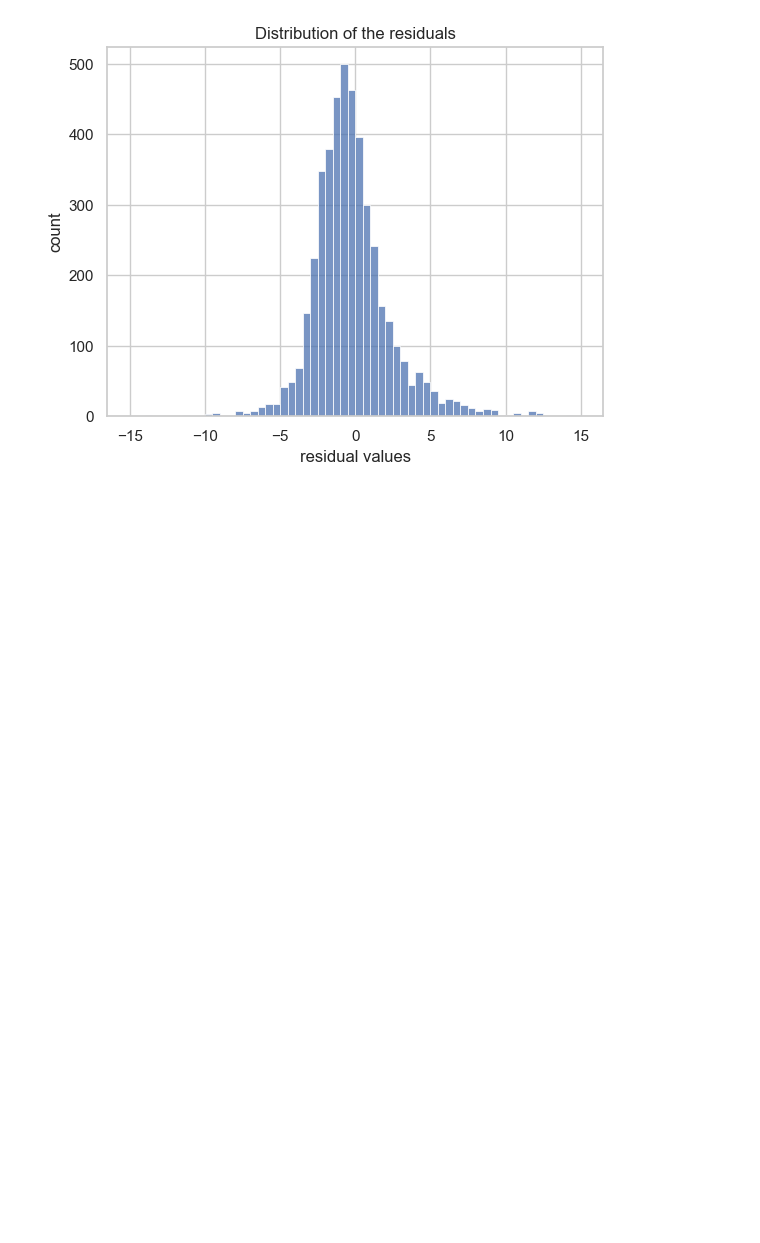
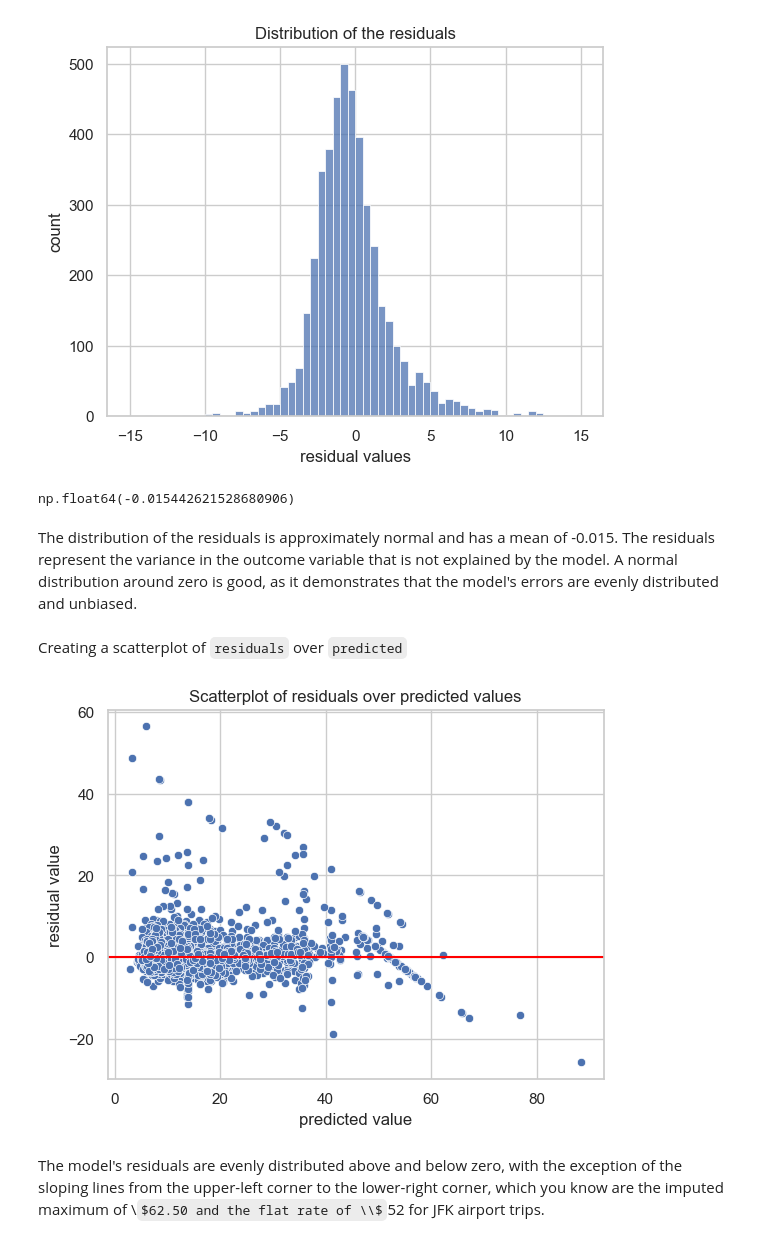
Before and after one commit to PrincelyKitilya/Automatidata-Analysis, a Jupyter notebook: automatidata_analysis.ipynb, the cells around one changed output. Cells and saved outputs as stored; diff of their text form; code cells hidden in the pictures; some formulas as TeX source; blank space fills up the shorter version.

Commit message:
creating a scatterplot of residuals over predicted values.

```diff
--- a/automatidata_analysis.ipynb
+++ b/automatidata_analysis.ipynb
@@ -892,3 +892,23 @@ fig.set_ylabel('count')
 plt.show()
 # %% [output]
 [figure]
+# %%
+results['residual'].mean()
+# %% [output]
+np.float64(-0.015442621528680906)
+# %% [markdown]
+The distribution of the residuals is approximately normal and has a mean of -0.015. The residuals represent the variance in the outcome variable that is not explained by the model. A normal distribution around zero is good, as it demonstrates that the model's errors are evenly distributed and unbiased.
+# %% [markdown]
+Creating a scatterplot of `residuals` over `predicted`
+# %%
+# Creating a scatterplot of `residuals` over `predicted`
+fig =sns.scatterplot(x='predicted', y='residual', data=results)
+plt.axhline(0, c='red')
+fig.set_title('Scatterplot of residuals over predicted values')
+fig.set_xlabel('predicted value')
+fig.set_ylabel('residual value')
+plt.show()
+# %% [output]
+[figure, added]
+# %% [markdown]
+The model's residuals are evenly distributed above and below zero, with the exception of the sloping lines from the upper-left corner to the lower-right corner, which you know are the imputed maximum of \\$62.50 and the flat rate of \\$52 for JFK airport trips.
```
